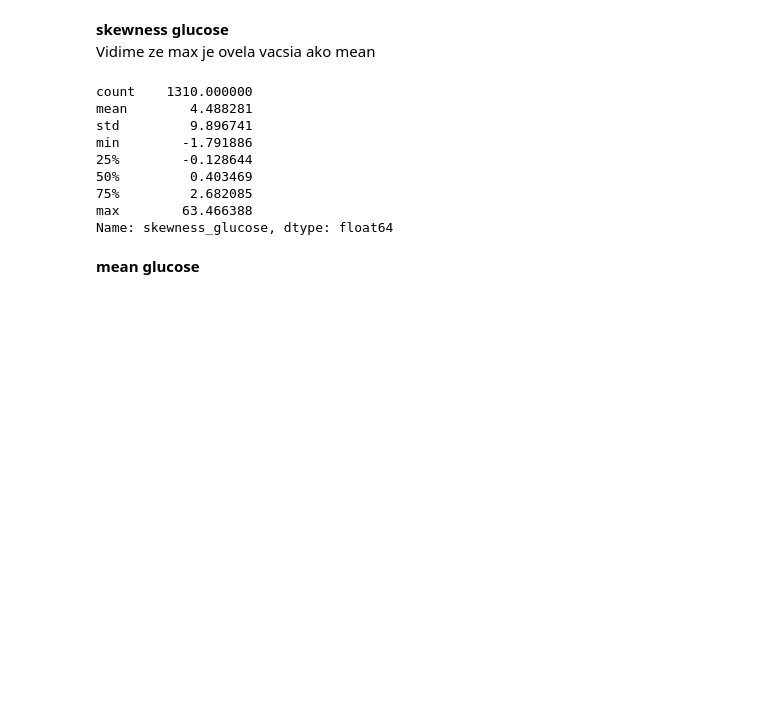
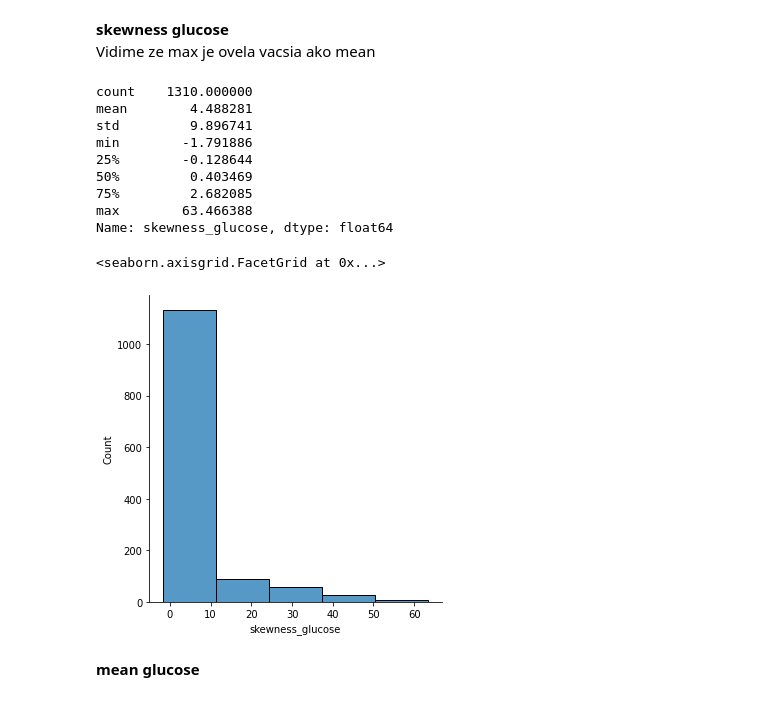
Before and after one commit to Marian-N/IAU, a Jupyter notebook: Untitled.ipynb, the cells around one changed output. Saved outputs shown, nothing was run; the diff lists cells and outputs as text; code cells hidden in the pictures; blank space fills up the shorter version.

```diff
--- a/Untitled.ipynb
+++ b/Untitled.ipynb
@@ -445,6 +462,11 @@ min        -1.791886
 75%         2.682085
 max        63.466388
 Name: skewness_glucose, dtype: float64
+# %%
+sns.displot(df['skewness_glucose'], bins=5)
+# %% [output]
+<seaborn.axisgrid.FacetGrid at 0x...>
+[figure, added]
 # %% [markdown]
 **mean glucose**
 # %%
```
Also changed, not shown: parts of 21 cells of this notebook.
